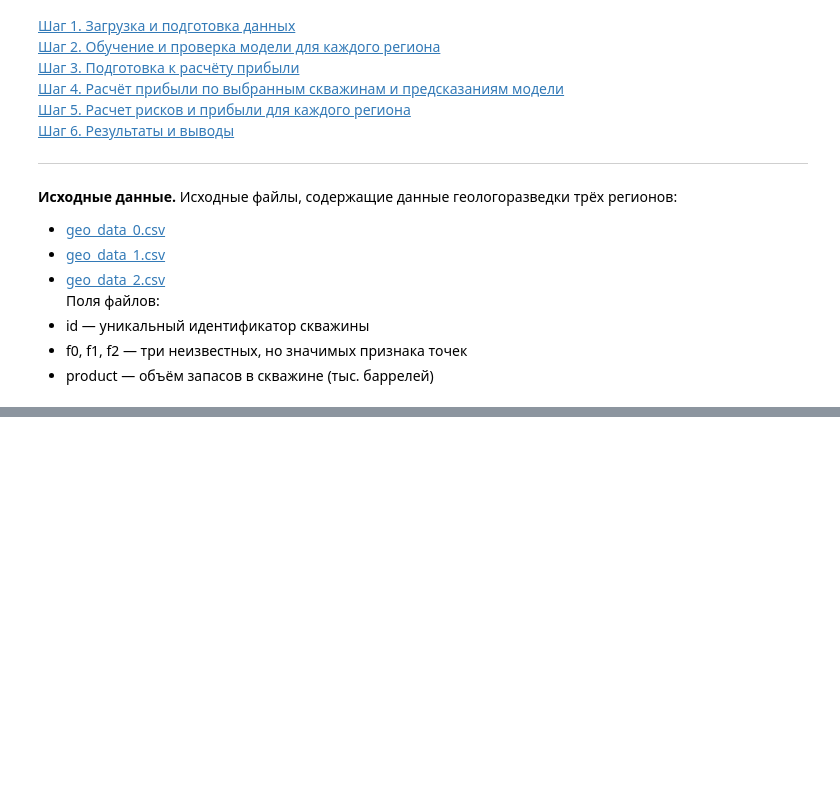
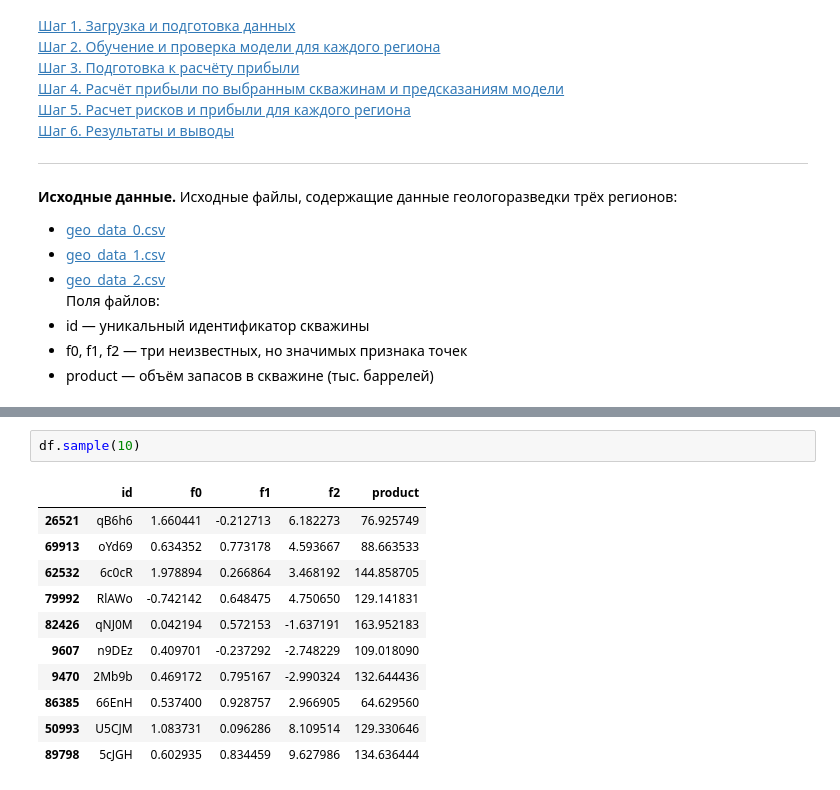
Before and after one commit to ndelenyan/practicum, a Jupyter notebook: sprint11/sprint11.ipynb, the cells around one changed output, grey strips where cells are left out. Drawn from its saved outputs; the diff is of its cells as text; blank space fills up the shorter version.

```diff
--- a/sprint11/sprint11.ipynb
+++ b/sprint11/sprint11.ipynb
@@ -28,0 +66,14 @@ _____
+# %%
+df.sample(10)
+# %% [output]
+|  | id | f0 | f1 | f2 | product |
+| 26521 | qB6h6 | 1.660441 | -0.212713 | 6.182273 | 76.925749 |
+| 69913 | oYd69 | 0.634352 | 0.773178 | 4.593667 | 88.663533 |
+| 62532 | 6c0cR | 1.978894 | 0.266864 | 3.468192 | 144.858705 |
+| 79992 | RlAWo | -0.742142 | 0.648475 | 4.750650 | 129.141831 |
+| 82426 | qNJ0M | 0.042194 | 0.572153 | -1.637191 | 163.952183 |
+| 9607 | n9DEz | 0.409701 | -0.237292 | -2.748229 | 109.018090 |
+| 9470 | 2Mb9b | 0.469172 | 0.795167 | -2.990324 | 132.644436 |
+| 86385 | 66EnH | 0.537400 | 0.928757 | 2.966905 | 64.629560 |
+| 50993 | U5CJM | 1.083731 | 0.096286 | 8.109514 | 129.330646 |
+| 89798 | 5cJGH | 0.602935 | 0.834459 | 9.627986 | 134.636444 |
```
Also changed, not shown: parts of 8 cells of this notebook, 1 other file.
